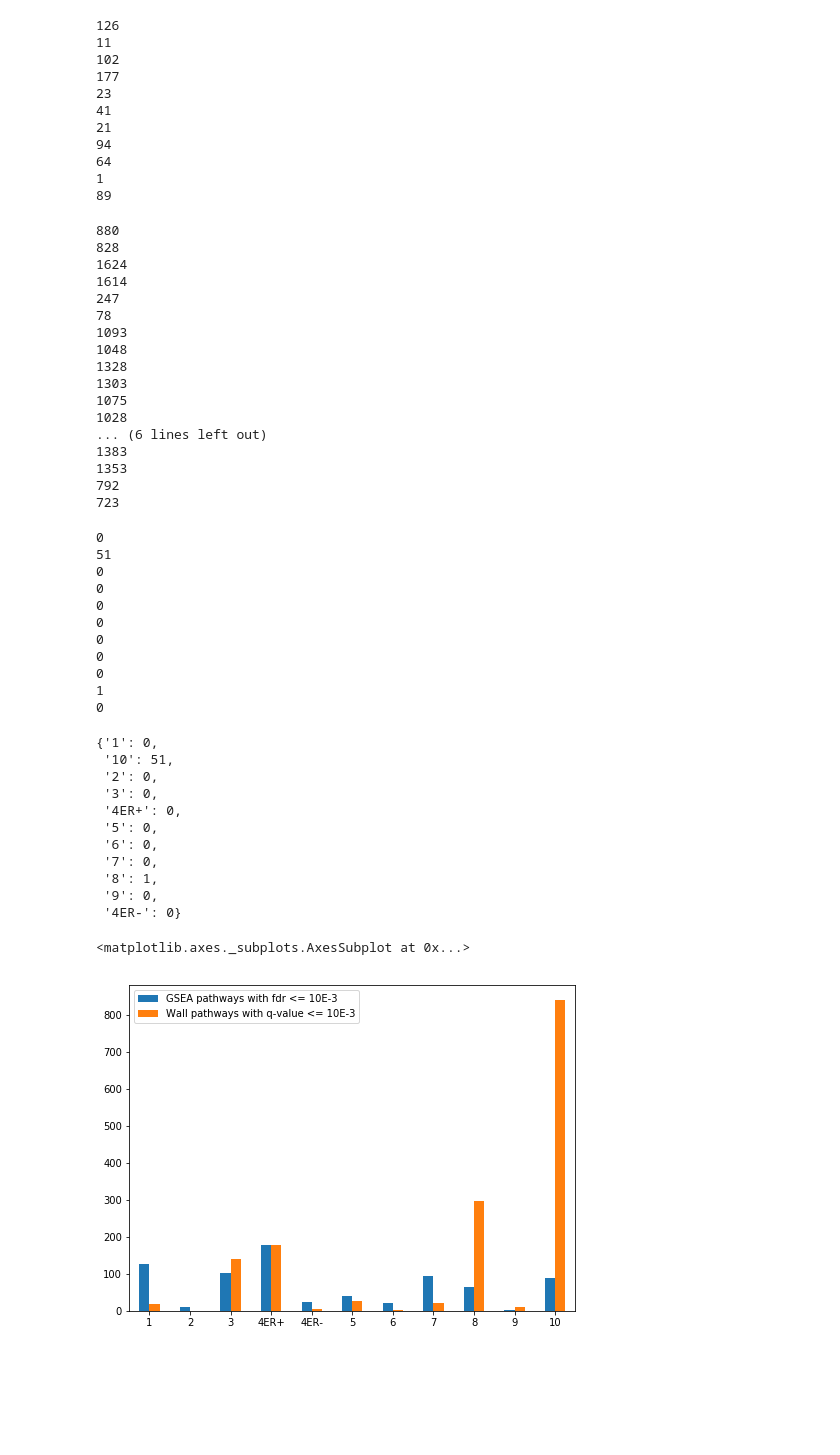
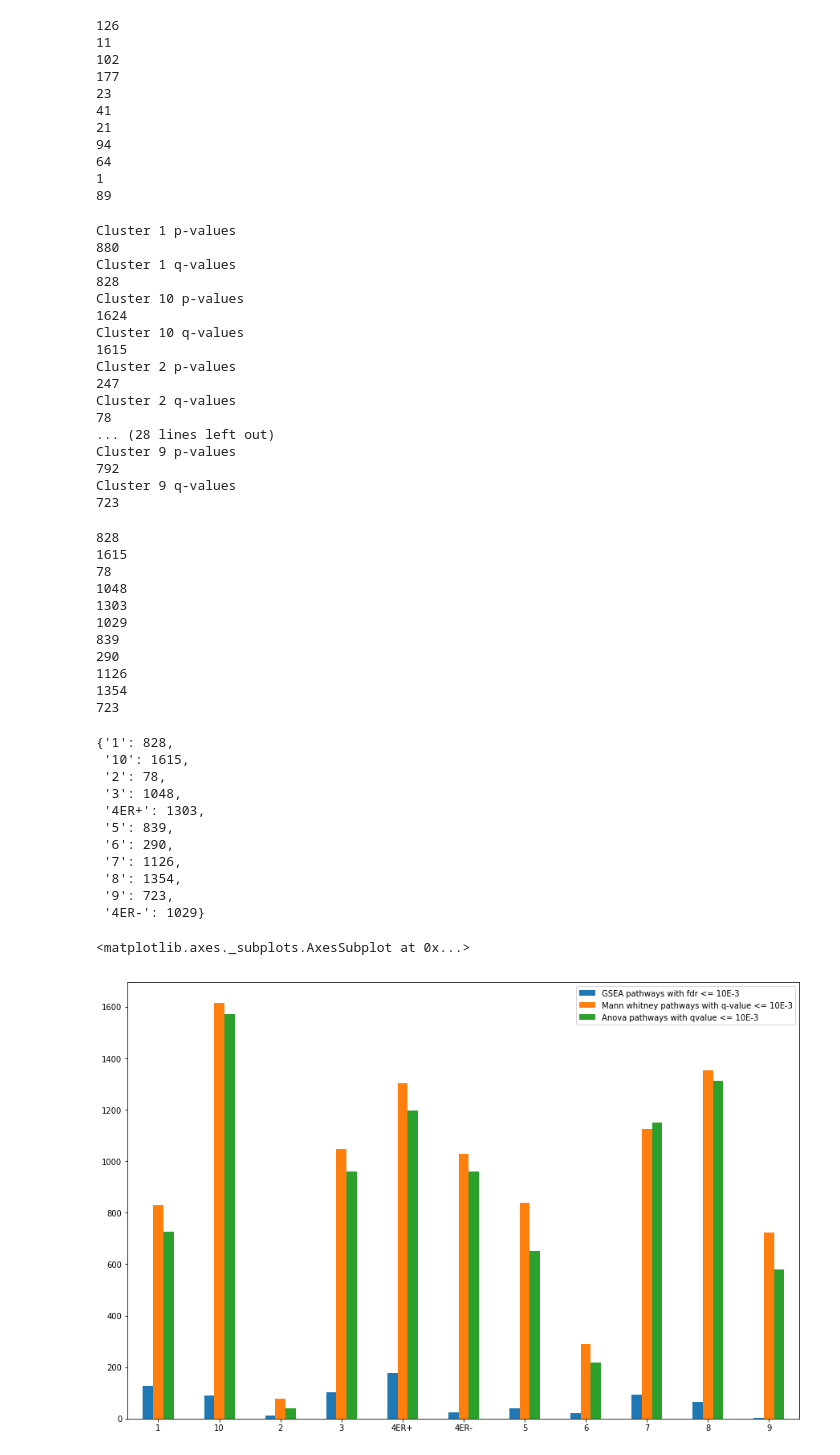
Before and after one commit to statisticalbiotechnology/wall, a Jupyter notebook: src/comparing_gsea_and_wall.ipynb, the cells around one changed output. Saved outputs shown, nothing was run; the diff lists cells and outputs as text; code cells hidden in the pictures; blank space fills up the shorter version.

Commit message:
cluster p distributions

```diff
--- a/src/comparing_gsea_and_wall.ipynb
+++ b/src/comparing_gsea_and_wall.ipynb
@@ -44,26 +49,27 @@ for column in gsea_df.columns:
 wall_df_counts = {}
 
 for column in wall_df.columns:
+    print(column)
     columnshape = wall_df[wall_df[column] >= 3].shape[0]
     print(columnshape)
     wall_df_counts[column] = columnshape
 # %% [output]
+Cluster 1 p-values
 880
+Cluster 1 q-values
 828
+Cluster 10 p-values
 1624
-1614
+Cluster 10 q-values
+1615
+Cluster 2 p-values
 247
+Cluster 2 q-values
 78
-1093
-1048
-1328
-1303
-1075
-1028
-... (6 lines left out)
-1383
-1353
+... (28 lines left out)
+Cluster 9 p-values
 792
+Cluster 9 q-values
 723
 # %%
 wal_df = wall_df.loc[:, wall_df.columns.str.endswith('q-values')]
@@ -76,42 +82,46 @@ wal_df = wal_df.rename(columns =new_name)
 
 wall_df_counts = {}
 for column in wal_df.columns:
-    columnshape = wal_df[wal_df[column] >= 100].shape[0]
+    columnshape = wal_df[wal_df[column] >= 3].shape[0]
     print(columnshape)
     wall_df_counts[column] = columnshape
 
 wall_df_counts['4ER-'] = wall_df_counts.pop('4ER')
 wall_df_counts
 # %% [output]
-0
-51
-0
-0
-0
-0
-0
-0
-0
-1
-0
+828
+1615
+78
+1048
+1303
+1029
+839
+290
+1126
+1354
+723
-{'1': 0,
- '10': 51,
- '2': 0,
- '3': 0,
- '4ER+': 0,
- '5': 0,
- '6': 0,
- '7': 0,
- '8': 1,
- '9': 0,
- '4ER-': 0}
+{'1': 828,
+ '10': 1615,
+ '2': 78,
+ '3': 1048,
+ '4ER+': 1303,
+ '5': 839,
+ '6': 290,
+ '7': 1126,
+ '8': 1354,
+ '9': 723,
+ '4ER-': 1029}
+# %%
+anova_df_counts = {'1': 725, '2': 39, '3': 959, '4ER+': 1196, '4ER-': 961,
+                   '5': 650, '6': 218, '7': 1150, '8': 1313, '9': 581, '10': 1571}
 # %%
 full_df = pd.DataFrame({'GSEA pathways with fdr <= 10E-3': gsea_df_counts,
-                       'Wall pathways with q-value <= 10E-3': wall_df_counts})
-ax = full_df.plot.bar(rot=0, figsize=(8, 6))
+                       'Mann whitney pathways with q-value <= 10E-3': wall_df_counts,
+                       'Anova pathways with qvalue <= 10E-3': anova_df_counts})
+ax = full_df.plot.bar(rot=0, figsize=(15, 10))
 ax
 # %% [output]
 <matplotlib.axes._subplots.AxesSubplot at 0x...>
-[figure, old version]
+[figure, new version]
 # %%
 fig = ax.get_figure()
```
Also changed, not shown: parts of 2 cells of this notebook, 10 other files.
